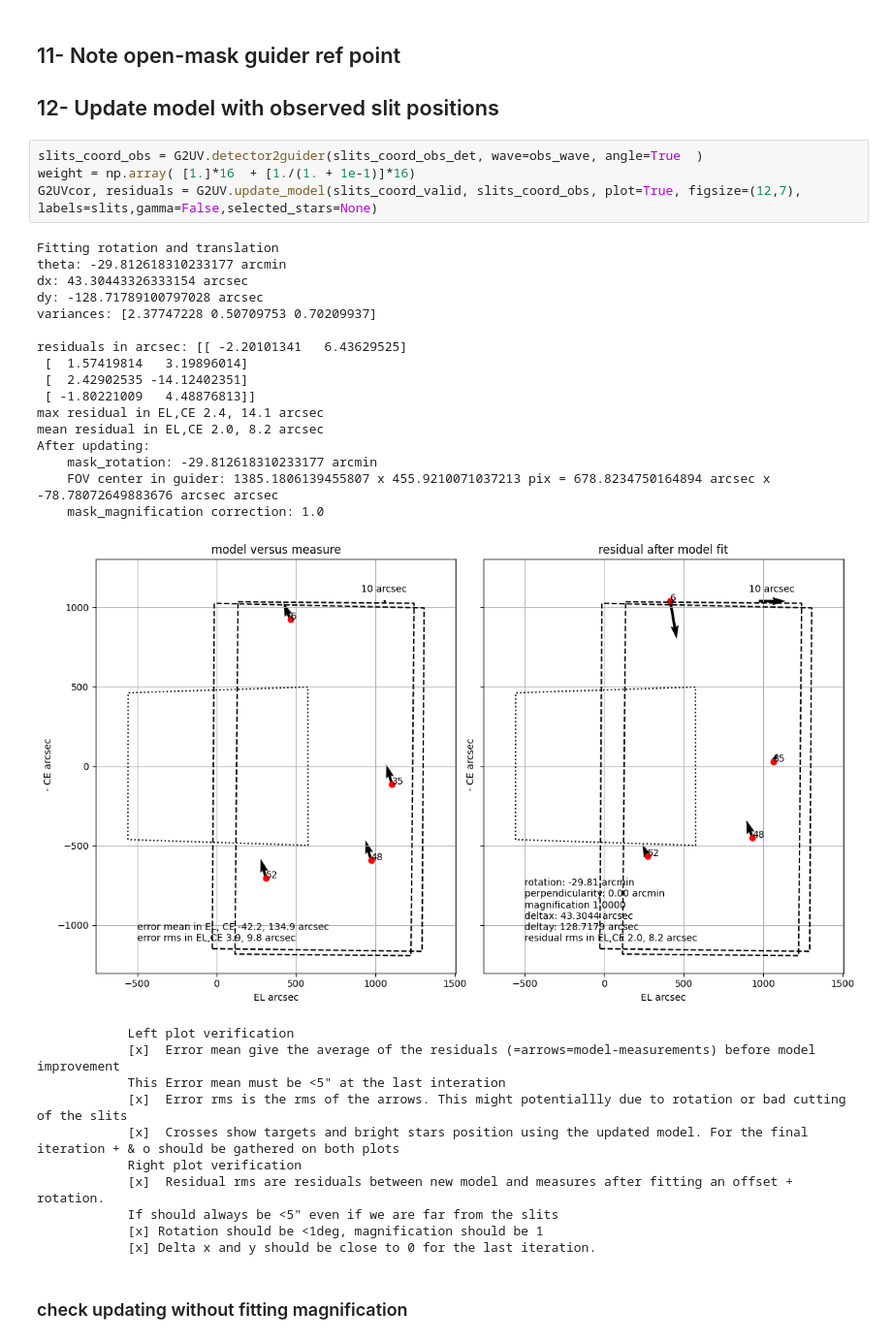
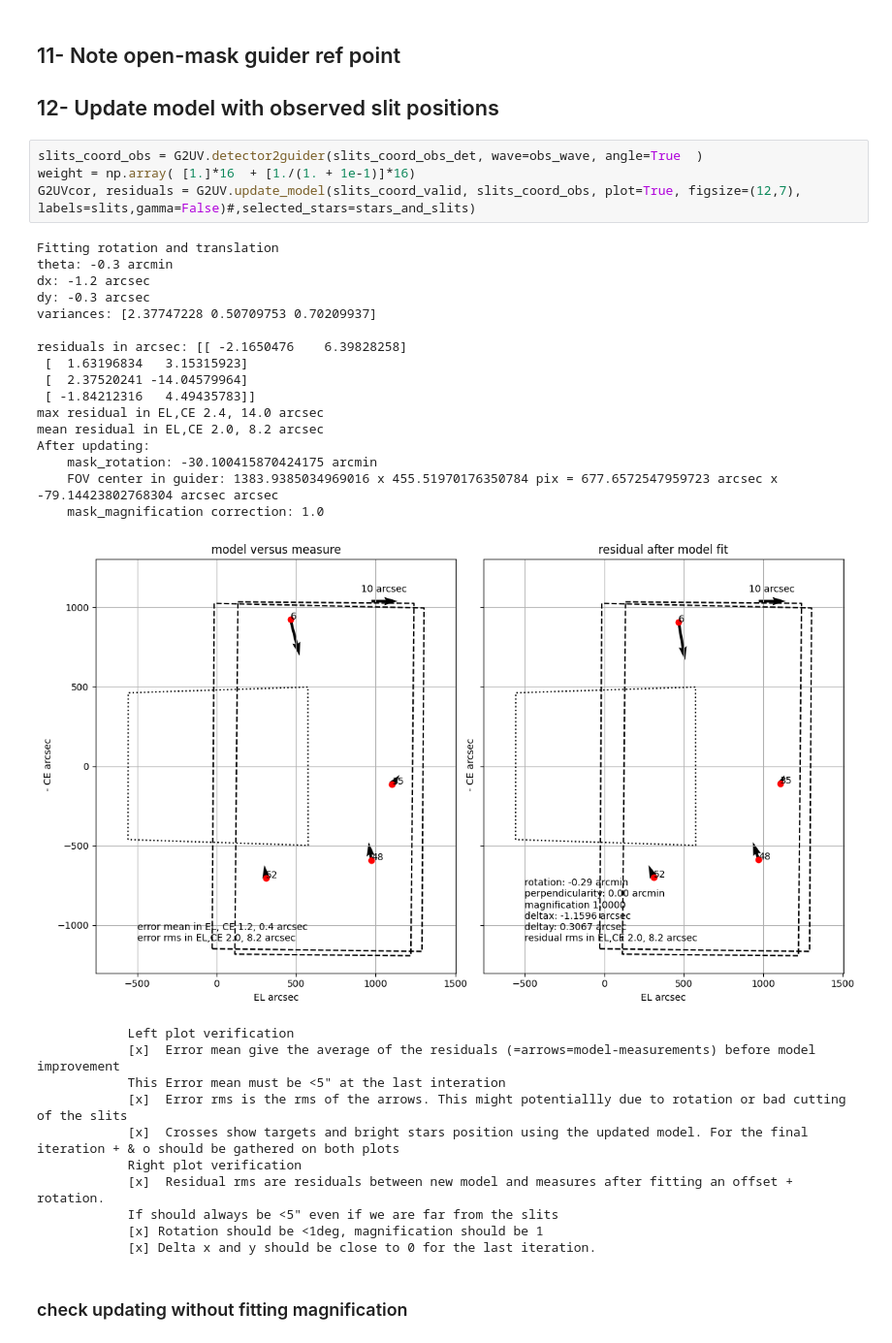
Before and after one commit to vpicouet/FireBallPipe, a Jupyter notebook: Notebook/2023/FTS/FTS_XY_F1_230821.ipynb, the cells around one changed output. Shown at 97% size. Cells and saved outputs as stored; diff of their text form.

```diff
--- a/Notebook/2023/FTS/FTS_XY_F1_230821.ipynb
+++ b/Notebook/2023/FTS/FTS_XY_F1_230821.ipynb
@@ -306,25 +304,25 @@ wave:  0.20619
 # %%
 slits_coord_obs = G2UV.detector2guider(slits_coord_obs_det, wave=obs_wave, angle=True  )
 weight = np.array( [1.]*16  + [1./(1. + 1e-1)]*16)
-G2UVcor, residuals = G2UV.update_model(slits_coord_valid, slits_coord_obs, plot=True, figsize=(12,7), labels=slits,gamma=False,selected_stars=None)
+G2UVcor, residuals = G2UV.update_model(slits_coord_valid, slits_coord_obs, plot=True, figsize=(12,7), labels=slits,gamma=False)#,selected_stars=stars_and_slits)
 # %% [output]
 Fitting rotation and translation
-theta: -29.812618310233177 arcmin
-dx: 43.30443326333154 arcsec
-dy: -128.71789100797028 arcsec
+theta: -0.3 arcmin
+dx: -1.2 arcsec
+dy: -0.3 arcsec
 variances: [2.37747228 0.50709753 0.70209937]
 
-residuals in arcsec: [[ -2.20101341   6.43629525]
- [  1.57419814   3.19896014]
- [  2.42902535 -14.12402351]
- [ -1.80221009   4.48876813]]
-max residual in EL,CE 2.4, 14.1 arcsec
+residuals in arcsec: [[ -2.1650476    6.39828258]
+ [  1.63196834   3.15315923]
+ [  2.37520241 -14.04579964]
+ [ -1.84212316   4.49435783]]
+max residual in EL,CE 2.4, 14.0 arcsec
 mean residual in EL,CE 2.0, 8.2 arcsec
 After updating:
-    mask_rotation: -29.812618310233177 arcmin
-    FOV center in guider: 1385.1806139455807 x 455.9210071037213 pix = 678.8234750164894 arcsec x -78.78072649883676 arcsec arcsec
+    mask_rotation: -30.100415870424175 arcmin
+    FOV center in guider: 1383.9385034969016 x 455.51970176350784 pix = 677.6572547959723 arcsec x -79.14423802768304 arcsec arcsec
     mask_magnification correction: 1.0
-[figure, old version]
+[figure, new version]
             Left plot verification
             [x]  Error mean give the average of the residuals (=arrows=model-measurements) before model improvement
             This Error mean must be <5" at the last interation
```
Also changed, not shown: parts of 5 cells of this notebook, 28 other files.
